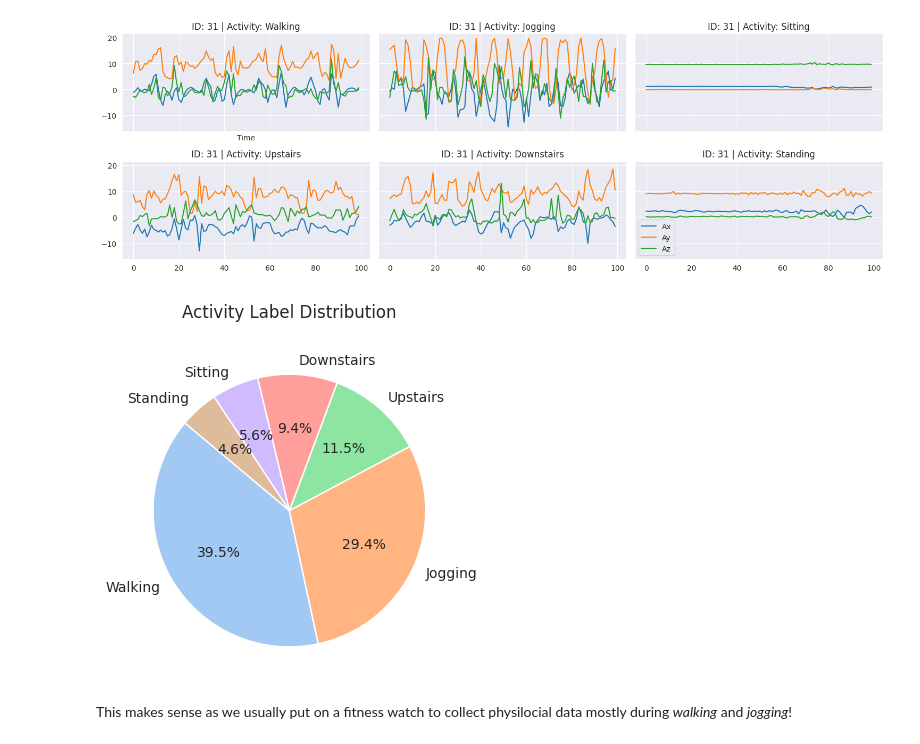
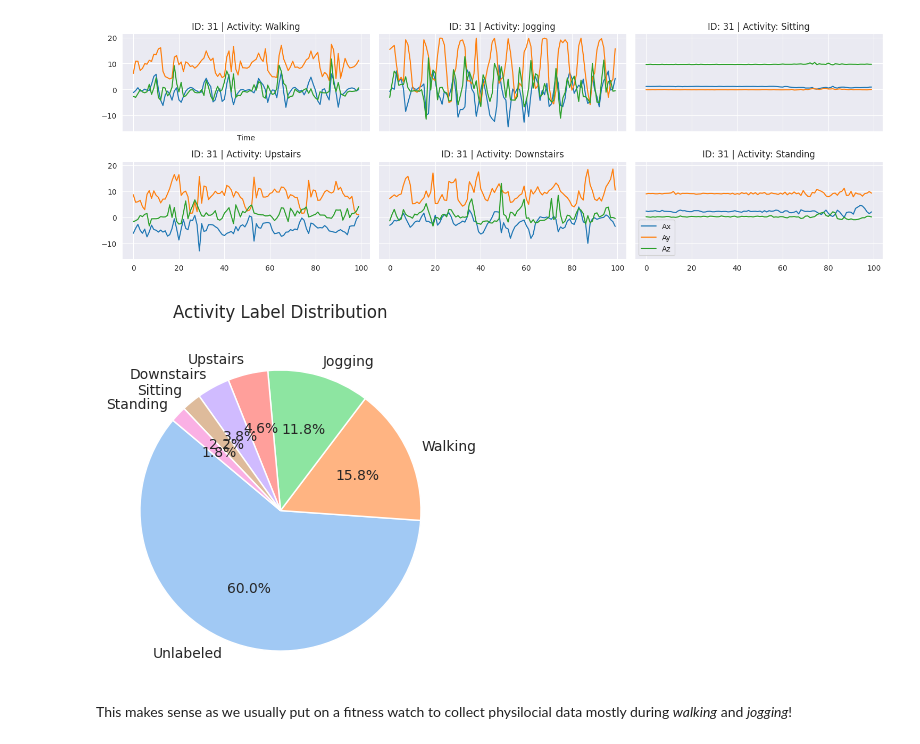
Before and after one commit to jigarparekh279/IMU_Auto_Labelling_Classification, a Jupyter notebook: IMU_1_DataHandling.ipynb, the cells around one changed output. Cells and saved outputs as stored; diff of their text form; code cells hidden in the pictures.

```diff
--- a/IMU_1_DataHandling.ipynb
+++ b/IMU_1_DataHandling.ipynb
@@ -104,18 +101,18 @@ fig.savefig("images/Sample31.png", dpi=300)
 # %%
 # Pie Chart of Activity Distribution
 # activity_counts = feature_df['label'].value_counts()
-activity_counts = df['activity'].value_counts()
+activity_counts = df['activity'].replace(np.nan, 'Unlabeled').value_counts()
 fig, ax = plt.subplots(figsize=(4, 4))
 ax.pie(
     activity_counts, labels=activity_counts.index,
     autopct='%1.1f%%', startangle=140, colors=sns.color_palette('pastel'),
 )
 ax.set_title("Activity Label Distribution\n")
 plt.axis('equal')  # Equal aspect ratio ensures the pie is circular
 plt.tight_layout()
 fig.savefig("images/Pie.png", dpi=300)
 # %% [output]
-[figure, old version]
+[figure, new version]
 # %% [markdown]
 This makes sense as we usually put on a fitness watch to collect physilocial data mostly during *walking* and *jogging*!
 # %% [markdown]
```
Also changed, not shown: parts of 4 cells of this notebook, 12 other files.
